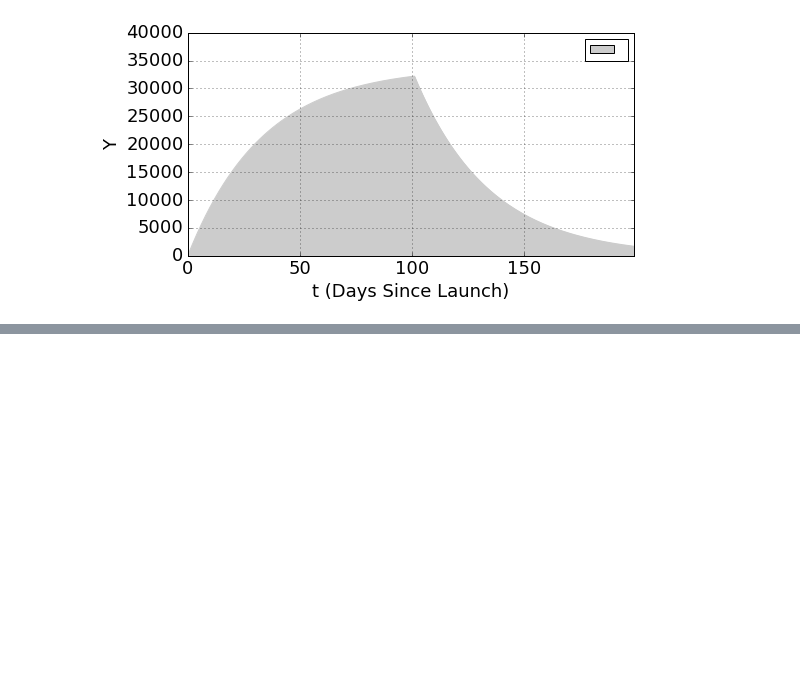
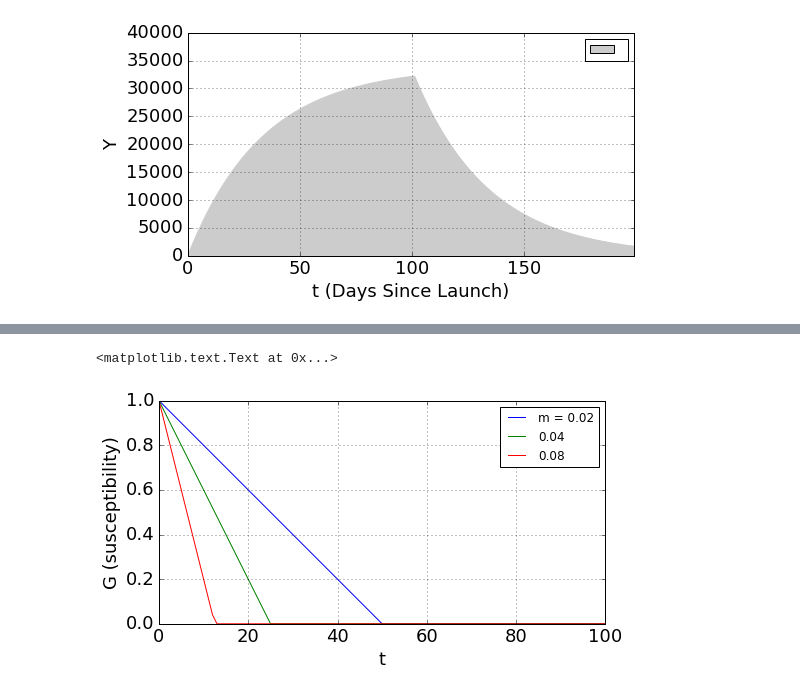
Before and after one commit to thevioletpiece/data_science_tools, a Jupyter notebook: Insight Demo.ipynb, the cells around one changed output, grey strips where cells are left out. Saved outputs shown, nothing was run; the diff lists cells and outputs as text; code cells hidden in the pictures; blank space fills up the shorter version.

```diff
--- a/Insight Demo.ipynb
+++ b/Insight Demo.ipynb
@@ -119,0 +132,19 @@ ax.set_ylabel("Y", fontsize=18)
+# %%
+susceptA = []
+susceptB = []
+susceptC = []
+for i in range(200):
+    susceptA.append(linResp(i,0.02))
+    susceptB.append(linResp(i,0.04))
+    susceptC.append(linResp(i,0.08))
+
+zz=np.stack((np.array(susceptA), np.array(susceptB), np.array(susceptC)),axis=1)
+df = pd.DataFrame(zz, columns=['m = 0.02', '0.04', '0.08'])
+
+#df = pd.DataFrame(np.array(suscept), columns=[''])
+ax = df.plot(ylim=(0,1), fontsize=18,  grid = True, xlim=(0,100), figsize=(8, 4));
+ax.set_xlabel("t", fontsize=18)
+ax.set_ylabel("G (susceptibility)", fontsize=18)
+# %% [output]
+<matplotlib.text.Text at 0x...>
+[figure, added]
```
Also changed, not shown: parts of 9 cells of this notebook.
